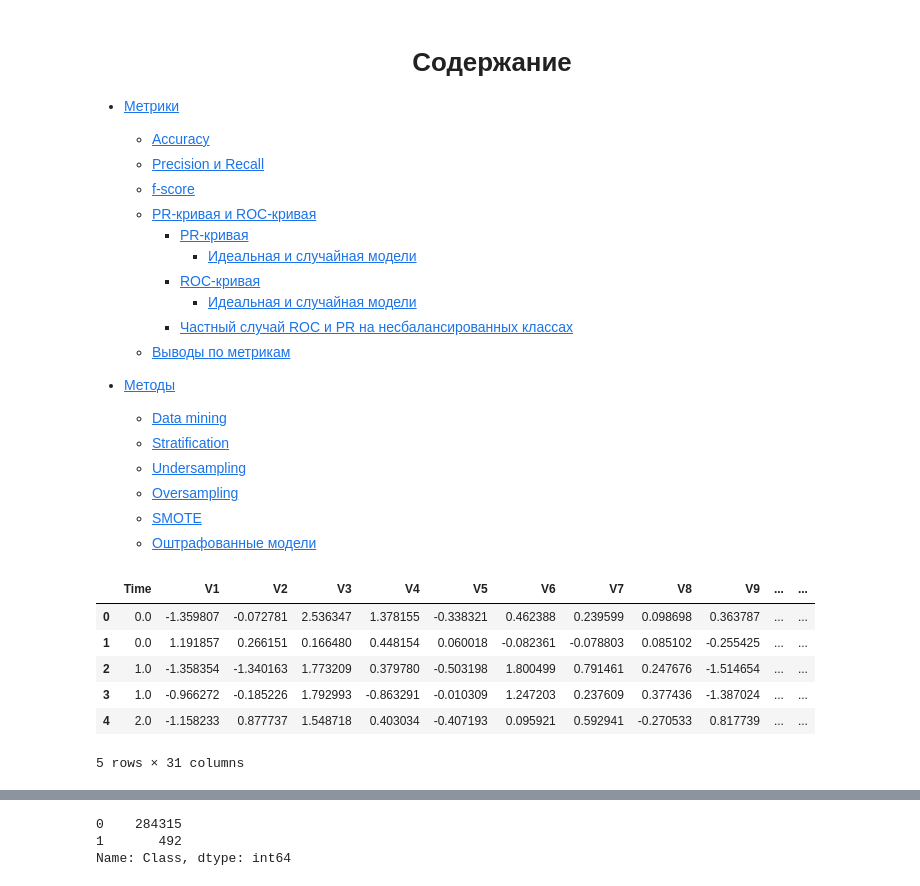
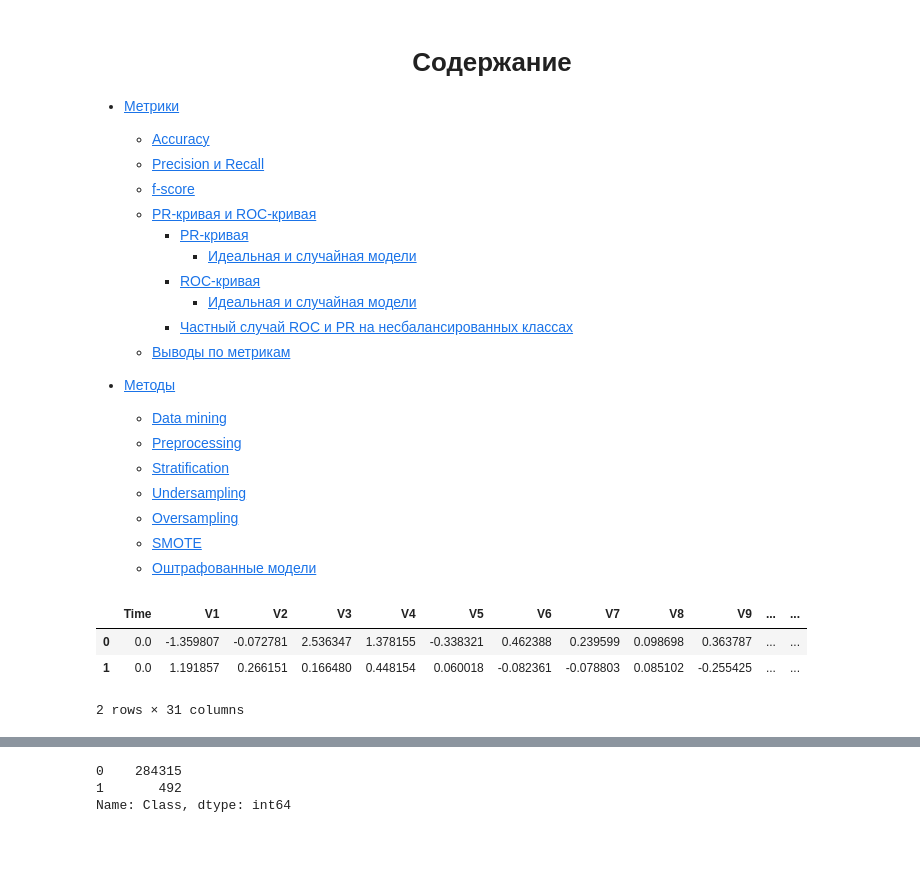
Before and after one commit to Kum4yk/2020_ml, a Jupyter notebook: task_2.unbalanced_classes/unbalanced classes.ipynb, the cells around one changed output, grey strips where cells are left out. Saved outputs shown, nothing was run; the diff lists cells and outputs as text; code cells hidden in the pictures; blank space fills up the shorter version.

```diff
--- a/task_2.unbalanced_classes/unbalanced classes.ipynb
+++ b/task_2.unbalanced_classes/unbalanced classes.ipynb
@@ -15,6 +15,7 @@
 
 - [Методы](#12)
     - [Data mining](#13)
+    - [Preprocessing](#13.1)
     - [Stratification](#14)
     - [Undersampling](#15)
     - [Oversampling](#16)
@@ -32,12 +34,9 @@ InteractiveShell.ast_node_interactivity = "all"
 %matplotlib inline
 # %%
 data = pd.read_csv("../data/credit_card_fraud.zip")
-data.head()
+data.head(2)
 # %% [output]
 |  | Time | V1 | V2 | V3 | V4 | V5 | V6 | V7 | V8 | V9 | ... | ... |
 | 0 | 0.0 | -1.359807 | -0.072781 | 2.536347 | 1.378155 | -0.338321 | 0.462388 | 0.239599 | 0.098698 | 0.363787 | ... | ... |
 | 1 | 0.0 | 1.191857 | 0.266151 | 0.166480 | 0.448154 | 0.060018 | -0.082361 | -0.078803 | 0.085102 | -0.255425 | ... | ... |
-| 2 | 1.0 | -1.358354 | -1.340163 | 1.773209 | 0.379780 | -0.503198 | 1.800499 | 0.791461 | 0.247676 | -1.514654 | ... | ... |
-| 3 | 1.0 | -0.966272 | -0.185226 | 1.792993 | -0.863291 | -0.010309 | 1.247203 | 0.237609 | 0.377436 | -1.387024 | ... | ... |
-| 4 | 2.0 | -1.158233 | 0.877737 | 1.548718 | 0.403034 | -0.407193 | 0.095921 | 0.592941 | -0.270533 | 0.817739 | ... | ... |
-5 rows × 31 columns
+2 rows × 31 columns
```
Also changed, not shown: parts of 31 cells of this notebook.
